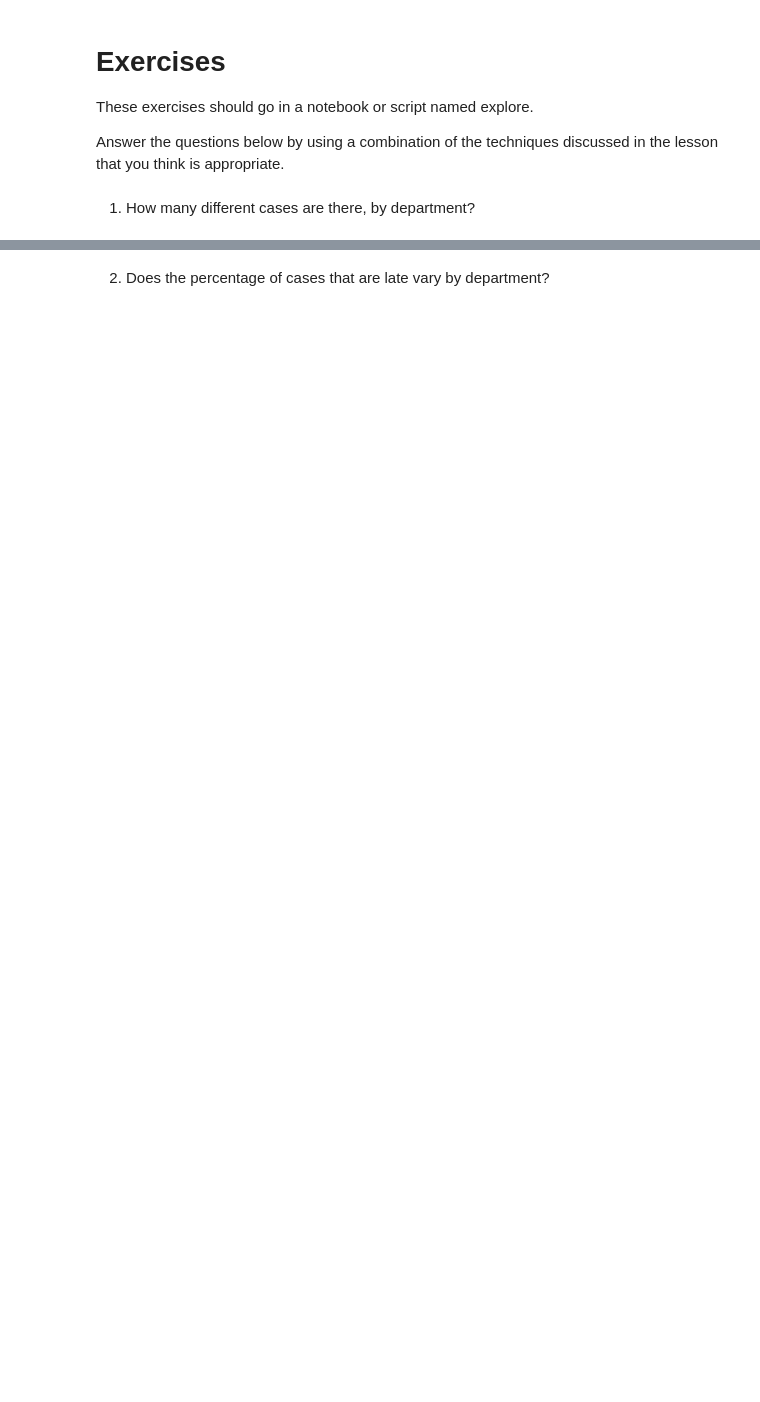
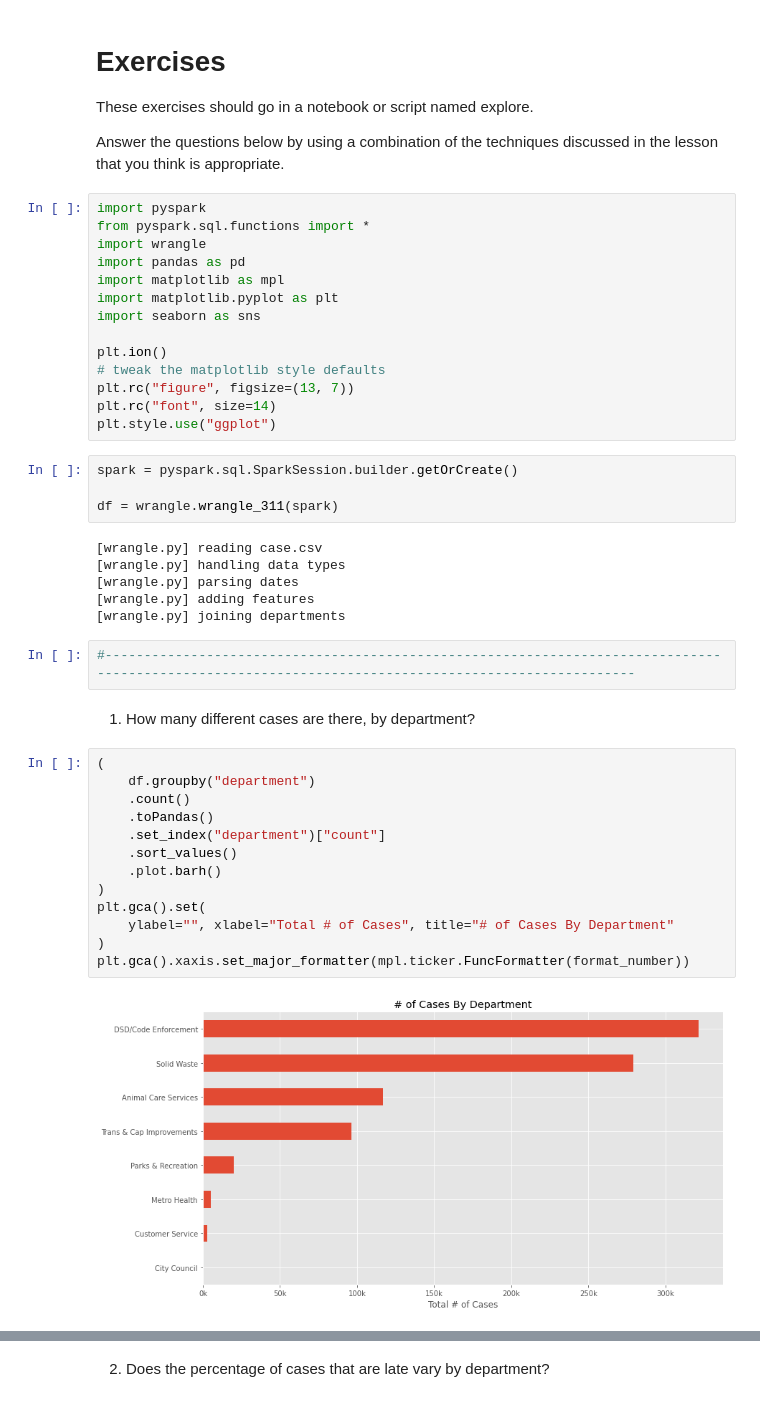
Before and after one commit to ljackson707/Spark_work, a Jupyter notebook: explore.ipynb, the cells around one changed output, grey strips where cells are left out. Drawn from its saved outputs; the diff is of its cells as text; blank space fills up the shorter version.

```diff
--- a/explore.ipynb
+++ b/explore.ipynb
@@ -4,5 +4,46 @@
 These exercises should go in a notebook or script named explore.
 
 Answer the questions below by using a combination of the techniques discussed in the lesson that you think is appropriate.
+# %%
+import pyspark
+from pyspark.sql.functions import *
+import wrangle
+import pandas as pd
+import matplotlib as mpl
+import matplotlib.pyplot as plt
+import seaborn as sns
+
+plt.ion()
+# tweak the matplotlib style defaults
+plt.rc("figure", figsize=(13, 7))
+plt.rc("font", size=14)
+plt.style.use("ggplot")
+# %%
+spark = pyspark.sql.SparkSession.builder.getOrCreate()
+
+df = wrangle.wrangle_311(spark)
+# %% [output]
+[wrangle.py] reading case.csv
+[wrangle.py] handling data types
+[wrangle.py] parsing dates
+[wrangle.py] adding features
+[wrangle.py] joining departments
+# %%
+#----------------------------------------------------------------------------------------------------------------------------------------------------
 # %% [markdown]
 1) How many different cases are there, by department?
+# %%
+(
+    df.groupby("department")
+    .count()
+    .toPandas()
+    .set_index("department")["count"]
+    .sort_values()
+    .plot.barh()
+)
+plt.gca().set(
+    ylabel="", xlabel="Total # of Cases", title="# of Cases By Department"
+)
+plt.gca().xaxis.set_major_formatter(mpl.ticker.FuncFormatter(format_number))
+# %% [output]
+[figure, added]
```
Also changed, not shown: parts of 21 cells of this notebook.
